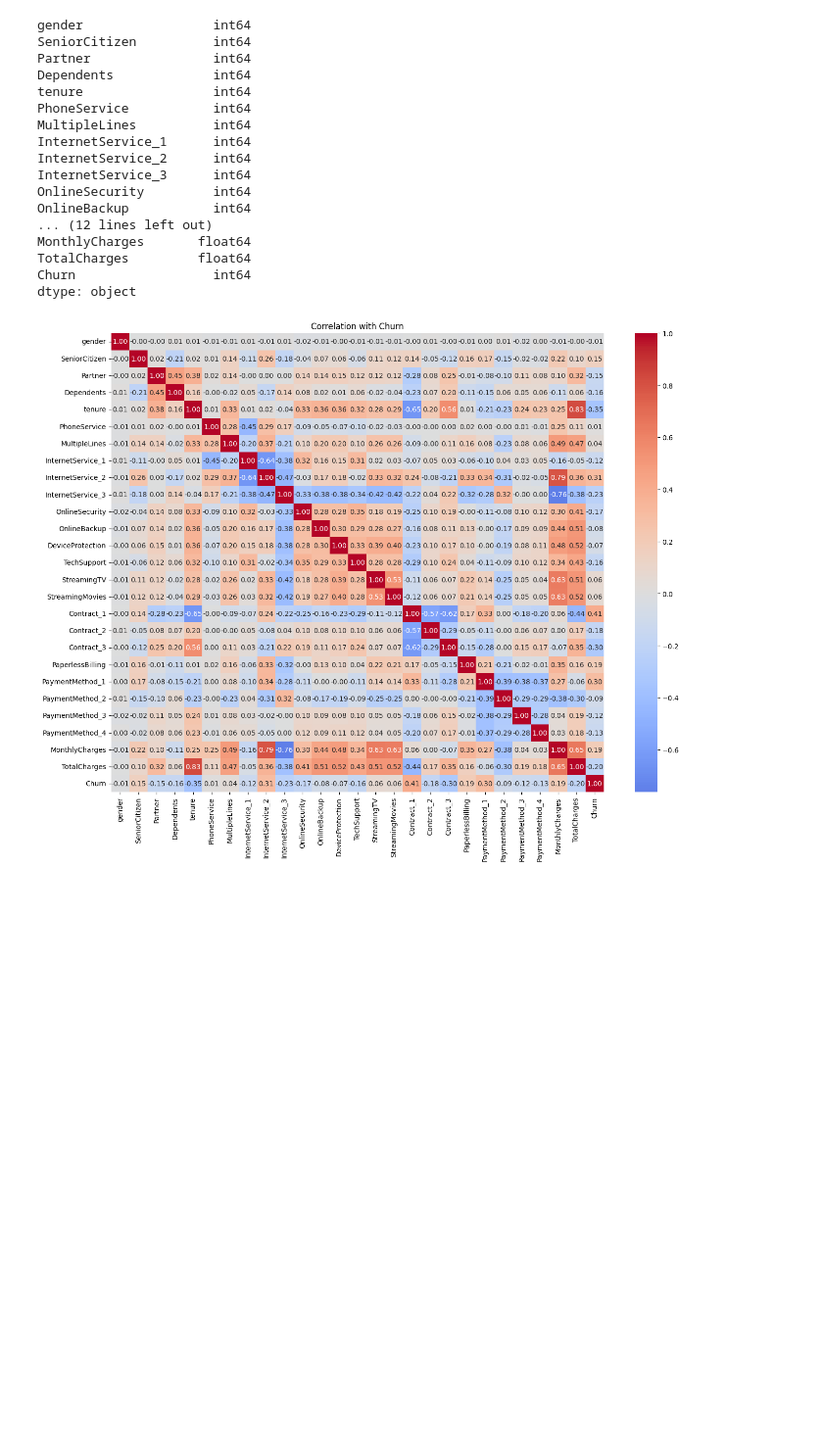
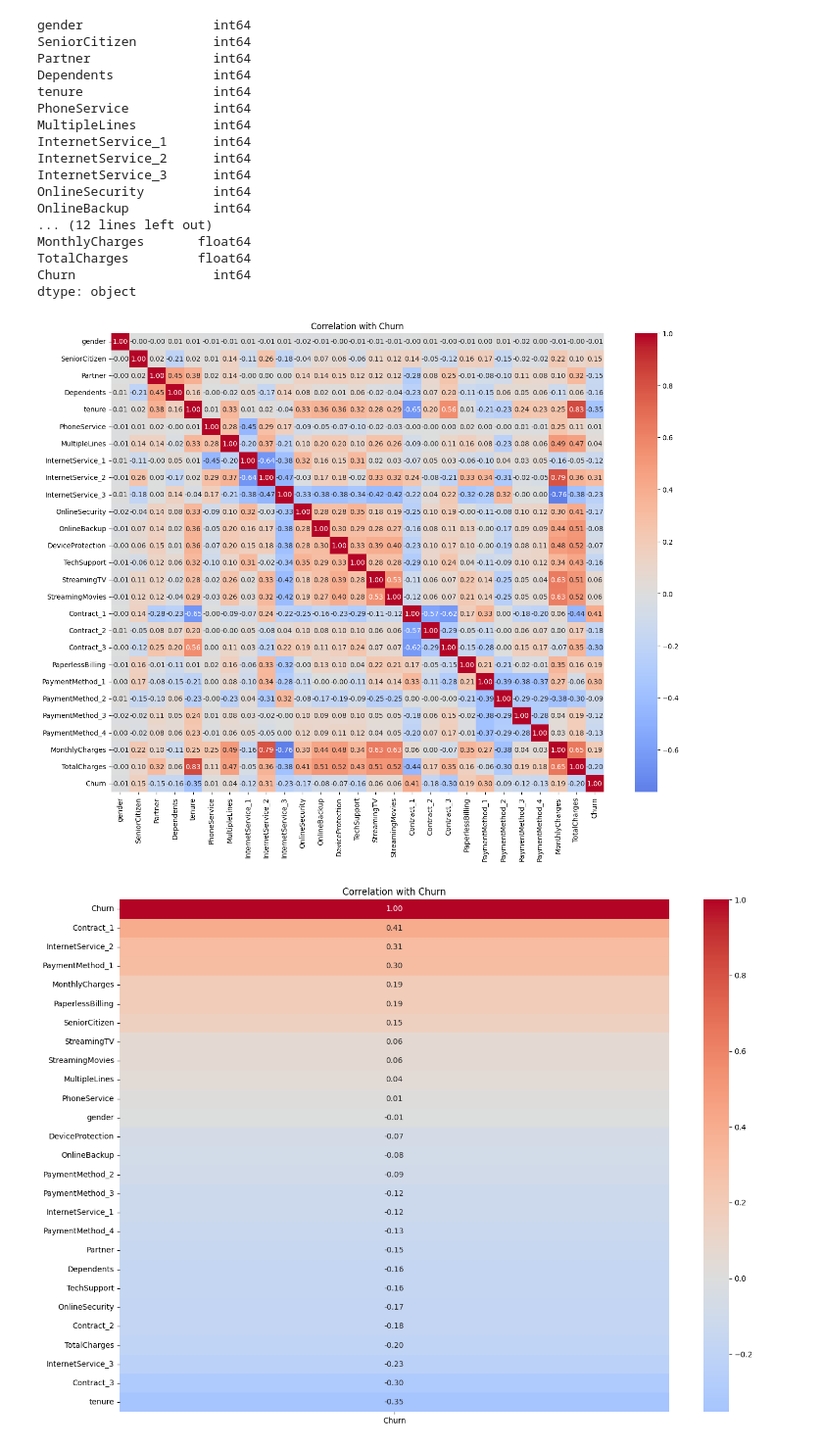
Before and after one commit to VigMarton/churn-analysis, a Jupyter notebook: analysis.ipynb, the cells around one changed output. Shown at 98% size. Saved outputs shown, nothing was run; the diff lists cells and outputs as text; code cells hidden in the pictures; blank space fills up the shorter version.

```diff
--- a/analysis.ipynb
+++ b/analysis.ipynb
@@ -464,14 +465,21 @@ dtype: object
 # %%
 # correlation matrix
 correlation_matrix = df_churn.corr()
 
 # correlation of all features with Churn
 churn_correlations = correlation_matrix[['Churn']].sort_values(by='Churn', ascending=False)
 
 # Create a heatmap
 plt.figure(figsize=(16, 12))
 sns.heatmap(correlation_matrix, annot=True, fmt='.2f', cmap='coolwarm', center=0)
 plt.title('Correlation with Churn')
 plt.show()
+
+# Create a heatmap
+plt.figure(figsize=(16, 12))
+sns.heatmap(churn_correlations, annot=True, fmt='.2f', cmap='coolwarm', center=0)
+plt.title('Correlation with Churn')
+plt.show()
 # %% [output]
 [figure]
+[figure, added]
```
Also changed, not shown: parts of 4 cells of this notebook, 6 other files.
